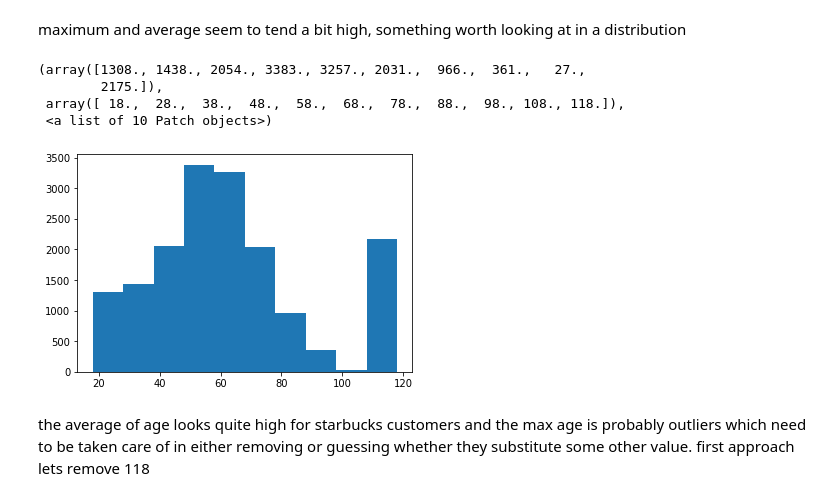
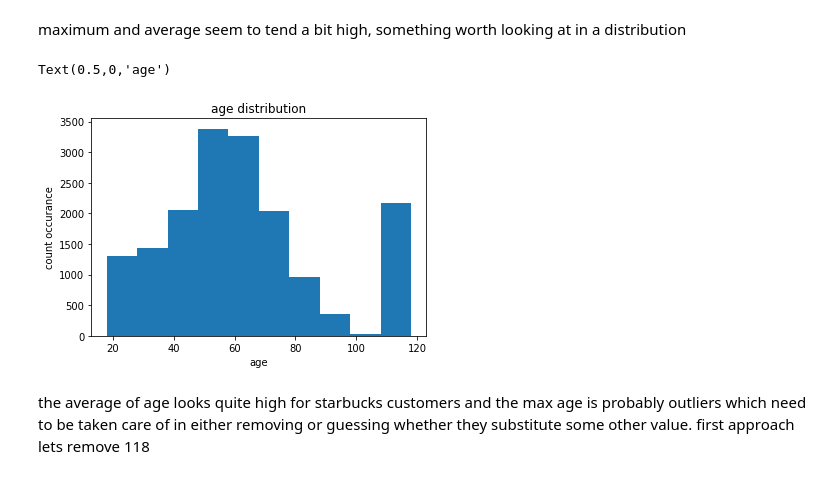
Before and after one commit to udacityML/capstone_starbucks, a Jupyter notebook: Starbucks_Capstone_preprocessing.ipynb, the cells around one changed output. Drawn from its saved outputs; the diff is of its cells as text; code cells hidden in the pictures.

```diff
--- a/Starbucks_Capstone_preprocessing.ipynb
+++ b/Starbucks_Capstone_preprocessing.ipynb
@@ -172,14 +171,14 @@ profile.describe()
 | max | 118.000000 | 2.018073e+07 | 120000.000000 |
 # %% [markdown]
 maximum and average seem to tend a bit high, something worth looking at in a distribution
-# %%
-plt.hist(profile.age)
-# %% [output]
-(array([1308., 1438., 2054., 3383., 3257., 2031.,  966.,  361.,   27.,
-        2175.]),
- array([ 18.,  28.,  38.,  48.,  58.,  68.,  78.,  88.,  98., 108., 118.]),
- <a list of 10 Patch objects>)
-[figure, removed]
+# %%
+plt.hist(profile.age)
+plt.title('age distribution')
+plt.ylabel('count occurance')
+plt.xlabel('age')
+# %% [output]
+Text(0.5,0,'age')
+[figure, added]
 # %% [markdown]
 the average of age looks quite high for starbucks customers and the max age is probably outliers which need to be taken care of in either removing or guessing whether they substitute some other value.
 first approach lets remove 118
```
Also changed, not shown: parts of 129 cells of this notebook, 9 other files.
